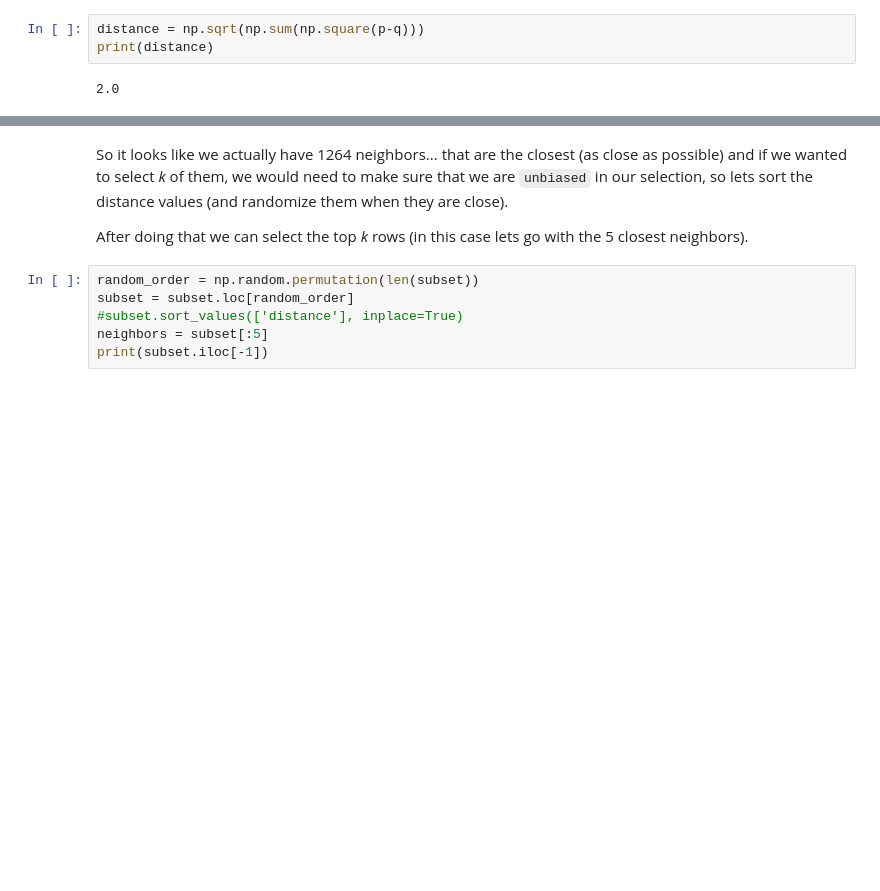
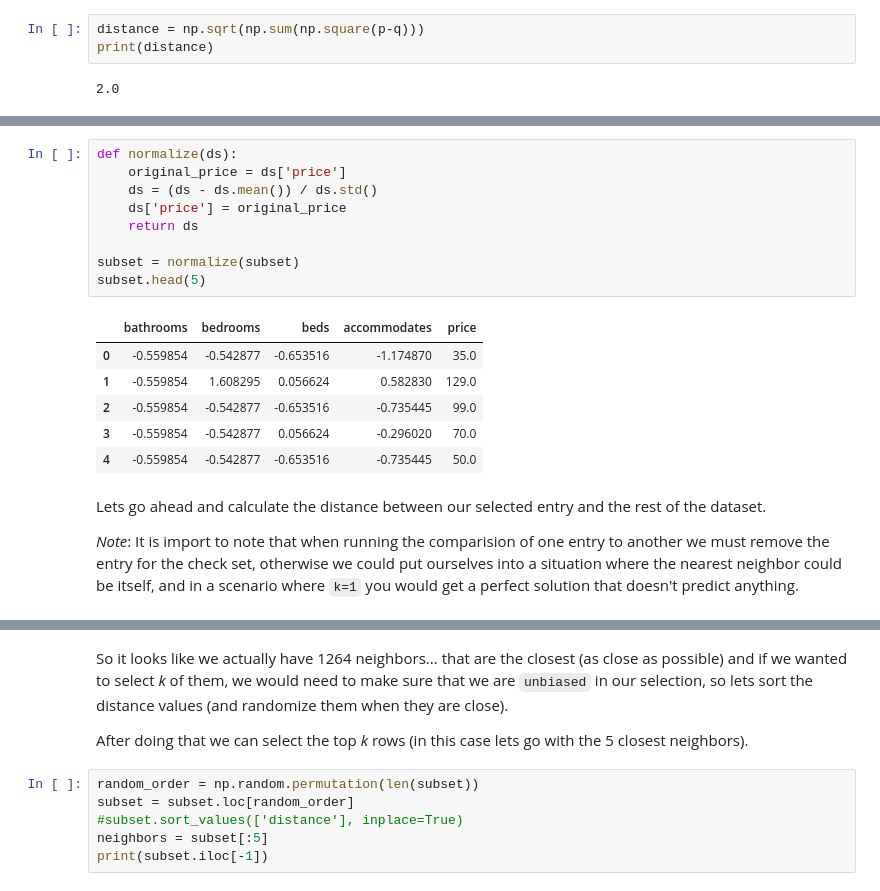
Before and after one commit to mikekwright/machine-learning-intro, a Jupyter notebook: notebook/k-regression-model.ipynb, the cells around one changed output, grey strips where cells are left out. Saved outputs shown, nothing was run; the diff lists cells and outputs as text; blank space fills up the shorter version.

```diff
--- a/notebook/k-regression-model.ipynb
+++ b/notebook/k-regression-model.ipynb
@@ -202,3 +207,26 @@ Lets go ahead and calculate the distance between our selected entry and the rest
+# %%
+def normalize(ds):
+    original_price = ds['price']
+    ds = (ds - ds.mean()) / ds.std()
+    ds['price'] = original_price
+    return ds
+
+subset = normalize(subset)
+subset.head(5)
+# %% [output]
+|  | bathrooms | bedrooms | beds | accommodates | price |
+| 0 | -0.559854 | -0.542877 | -0.653516 | -1.174870 | 35.0 |
+| 1 | -0.559854 | 1.608295 | 0.056624 | 0.582830 | 129.0 |
+| 2 | -0.559854 | -0.542877 | -0.653516 | -0.735445 | 99.0 |
+| 3 | -0.559854 | -0.542877 | 0.056624 | -0.296020 | 70.0 |
+| 4 | -0.559854 | -0.542877 | -0.653516 | -0.735445 | 50.0 |
+# %% [markdown]
+Lets go ahead and calculate the distance between our selected entry and the rest of the dataset.
+
+*Note*: It is import to note that when running the comparision of one entry to another we must
+remove the entry for the check set, otherwise we could put ourselves into a situation where
+the nearest neighbor could be itself, and in a scenario where `k=1` you would get a perfect
+solution that doesn't predict anything.
 # %%
 p = subset.iloc[0]
 subset = subset[1:]
```
Also changed, not shown: parts of 25 cells of this notebook.
